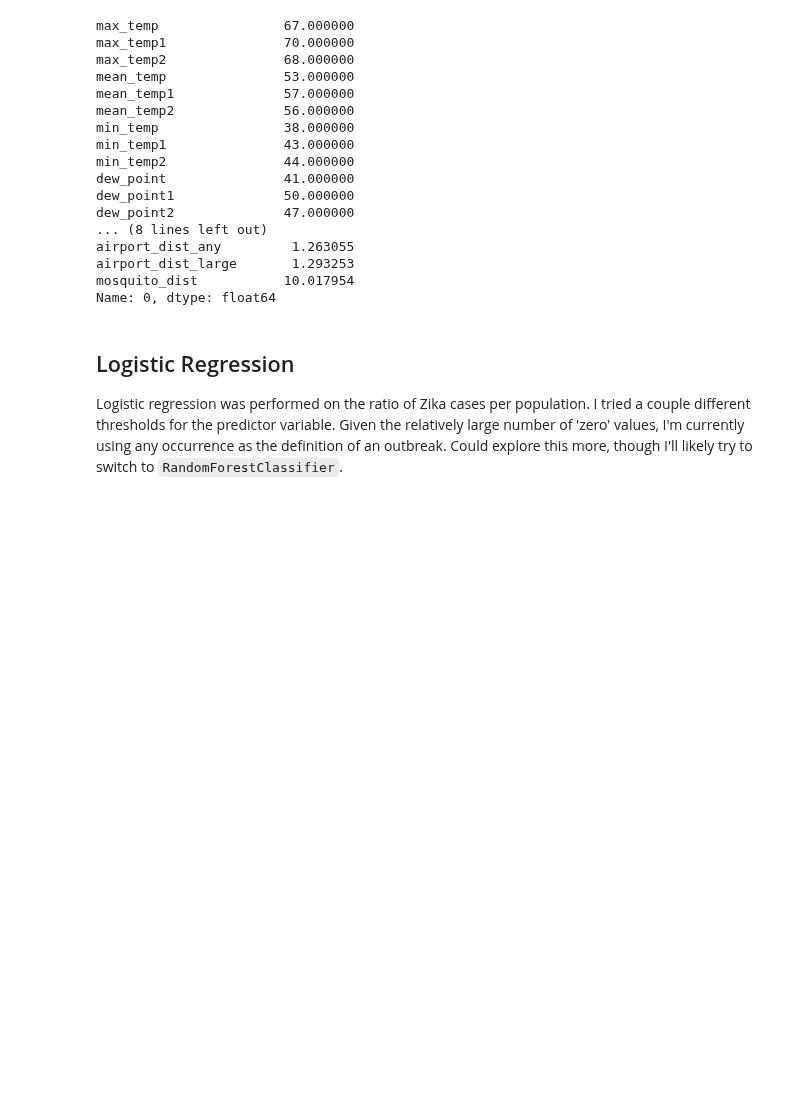
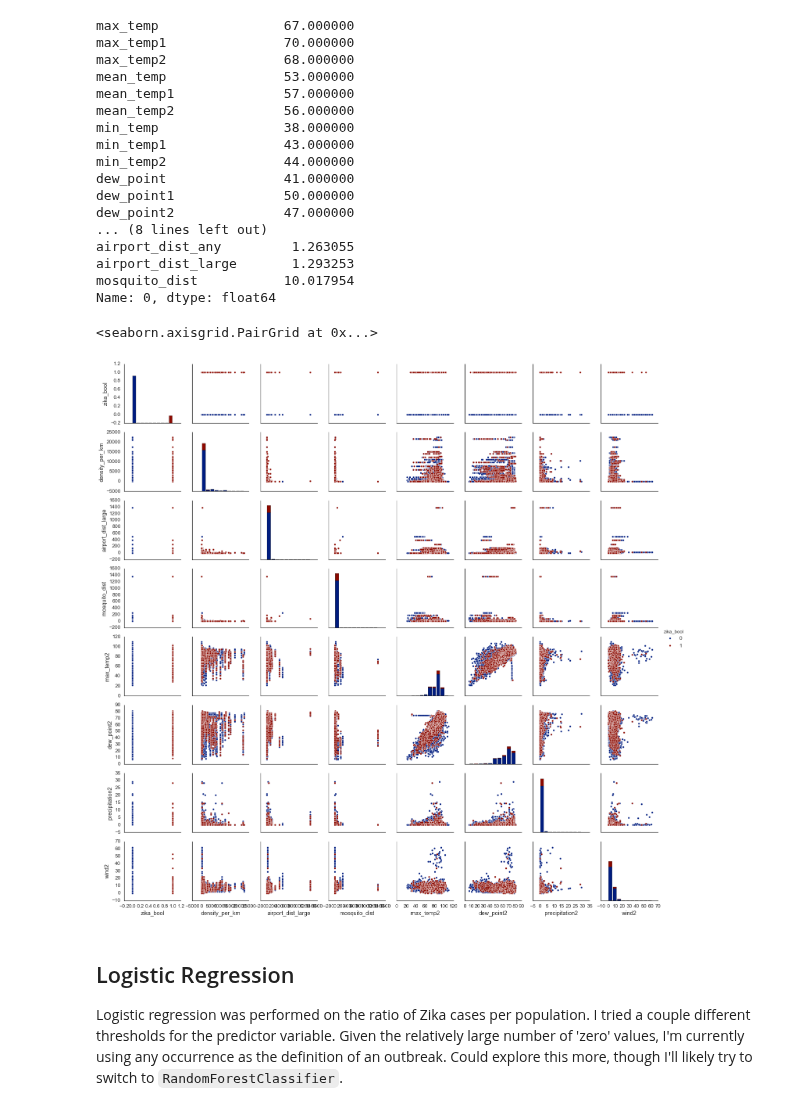
Before and after one commit to robinsones/dsp, a Jupyter notebook: projects/03-mcnulty/student_projects/michelle/MichelleGill_MVP_Zika_outbreak_prediction.ipynb, the cells around one changed output. Drawn from its saved outputs; the diff is of its cells as text; code cells hidden in the pictures; blank space fills up the shorter version.

Commit message:
Added pair plot

```diff
--- a/projects/03-mcnulty/student_projects/michelle/MichelleGill_MVP_Zika_outbreak_prediction.ipynb
+++ b/projects/03-mcnulty/student_projects/michelle/MichelleGill_MVP_Zika_outbreak_prediction.ipynb
@@ -127,6 +127,17 @@ airport_dist_any         1.263055
 airport_dist_large       1.293253
 mosquito_dist           10.017954
 Name: 0, dtype: float64
+# %%
+columns = ['zika_bool', 'density_per_km',
+           'airport_dist_large', 'mosquito_dist']
+columns_all = columns + ['max_temp2', 'dew_point2', 'precipitation2', 'wind2']
+# %%
+colors = sns.color_palette()
+sns.pairplot(model.loc[:, columns_all],
+             hue='zika_bool', palette={False:colors[0], True:colors[2]})
+# %% [output]
+<seaborn.axisgrid.PairGrid at 0x...>
+[figure, added]
 # %% [markdown]
 ## Logistic Regression
 
```
Also changed, not shown: parts of 1 cell of this notebook.
